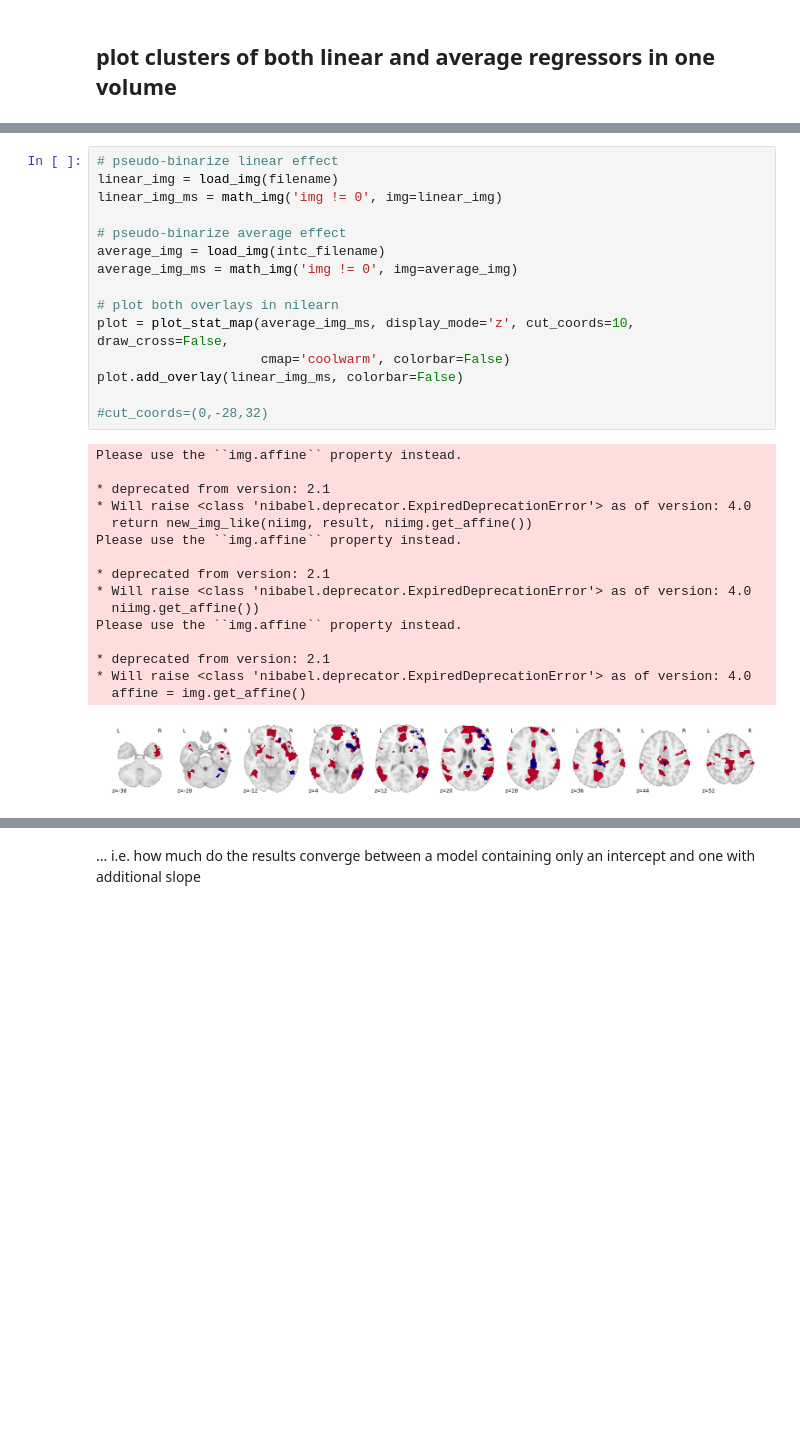
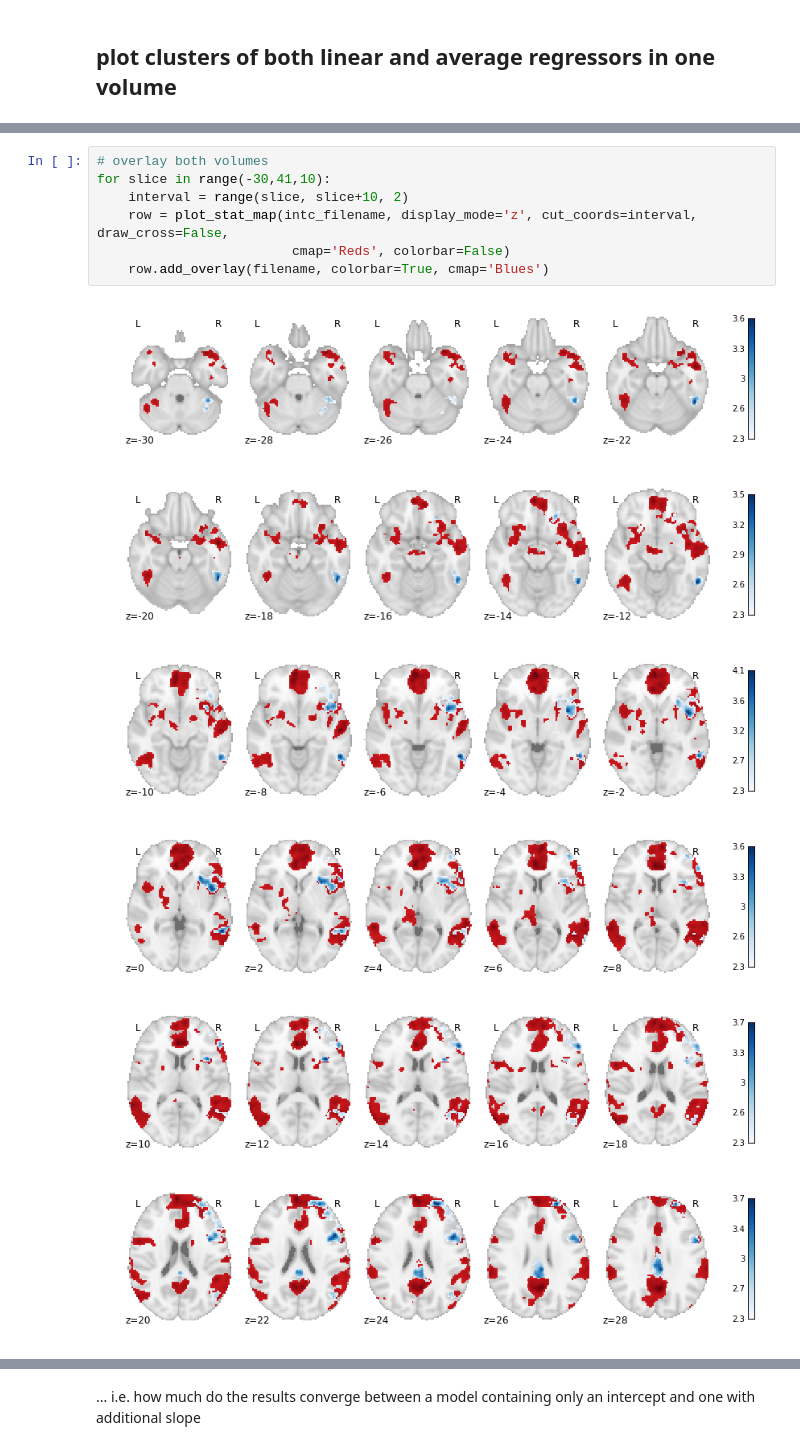
Before and after one commit to oliver-contier/famface-temporal-dynamics, a Jupyter notebook: notebooks/plot.results.ipynb, the cells around one changed output, grey strips where cells are left out. Drawn from its saved outputs; the diff is of its cells as text; blank space fills up the shorter version.

```diff
--- a/notebooks/plot.results.ipynb
+++ b/notebooks/plot.results.ipynb
@@ -121,32 +106,14 @@ blue: linear decrease of familiar > unfamiliar
-# %%
-# pseudo-binarize linear effect
-linear_img = load_img(filename)
-linear_img_ms = math_img('img != 0', img=linear_img)
-
-# pseudo-binarize average effect
-average_img = load_img(intc_filename)
-average_img_ms = math_img('img != 0', img=average_img)
-
-# plot both overlays in nilearn
-plot = plot_stat_map(average_img_ms, display_mode='z', cut_coords=10, draw_cross=False,
-                     cmap='coolwarm', colorbar=False)
-plot.add_overlay(linear_img_ms, colorbar=False)
-
-#cut_coords=(0,-28,32)
-# %% [output]
-Please use the ``img.affine`` property instead.
-
-* deprecated from version: 2.1
-* Will raise <class 'nibabel.deprecator.ExpiredDeprecationError'> as of version: 4.0
-  return new_img_like(niimg, result, niimg.get_affine())
-Please use the ``img.affine`` property instead.
-
-* deprecated from version: 2.1
-* Will raise <class 'nibabel.deprecator.ExpiredDeprecationError'> as of version: 4.0
-  niimg.get_affine())
-Please use the ``img.affine`` property instead.
-
-* deprecated from version: 2.1
-* Will raise <class 'nibabel.deprecator.ExpiredDeprecationError'> as of version: 4.0
-  affine = img.get_affine()
-[figure, removed]
+# %%
+# overlay both volumes
+for slice in range(-30,41,10):
+    interval = range(slice, slice+10, 2)
+    row = plot_stat_map(intc_filename, display_mode='z', cut_coords=interval, draw_cross=False,
+                         cmap='Reds', colorbar=False)
+    row.add_overlay(filename, colorbar=True, cmap='Blues')
+# %% [output]
+[figure, added]
+[figure, added]
+[figure, added]
+[figure, added]
+[figure, added]
+[figure, added]
```
Also changed, not shown: parts of 47 cells of this notebook.
